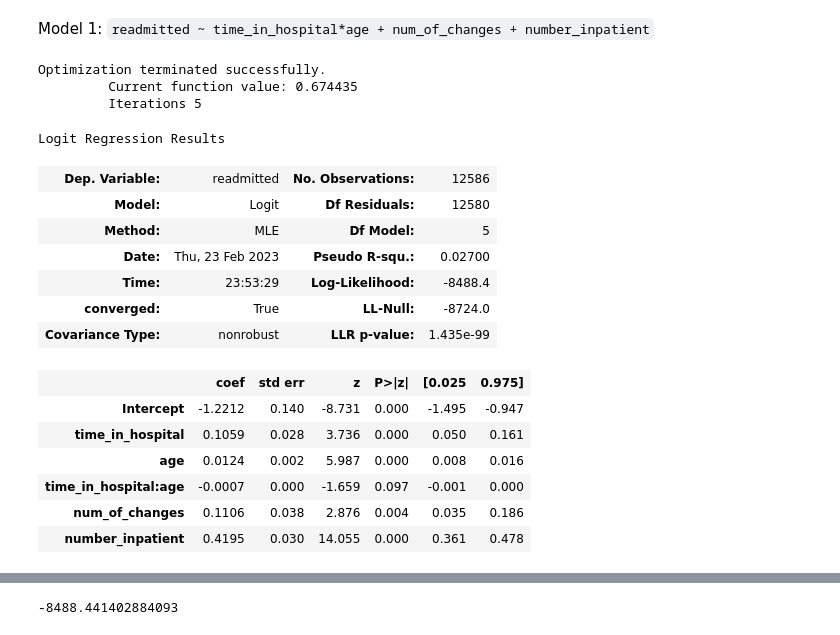
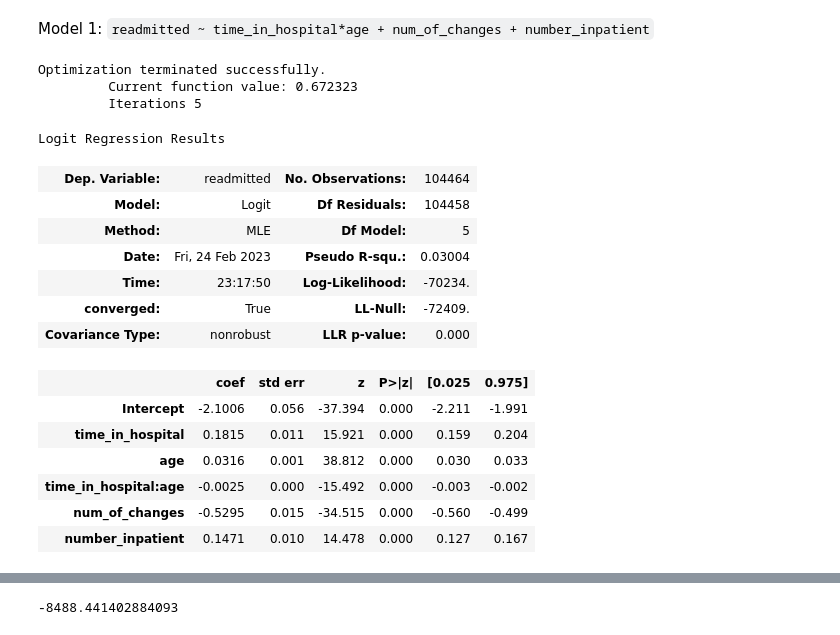
Before and after one commit to AnastasiaKWei/Saturn, a Jupyter notebook: Amy.ipynb, the cells around one changed output, grey strips where cells are left out. Cells and saved outputs as stored; diff of their text form; code cells hidden in the pictures.

```diff
--- a/Amy.ipynb
+++ b/Amy.ipynb
@@ -34,6 +34,7 @@ y_train = train.loc[:, "readmitted"]
 X_train_types = X_train.dtypes.to_frame().rename(columns={0: "type"})
 # get the name of all variables that are objects
 object_vars = list(X_train_types.loc[X_train_types.type == "object", :].index)
+object_vars = object_vars + ["age", "admission_type_id", "discharge_disposition_id", "admission_source_id", "time_in_hospital", "num_of_changes"]
 
 # get the indices of all
 object_var_indices = []
@@ -231,0 +264,11 @@ remove dummy variable with high VIF
+# %%
+diag_values = list(set(list(train1_dummy.diag_1)))
+diag_map = {}
+diag_unmap = {}
+
+for i in range(len(diag_values)):
+    diag_map[diag_values[i]] = i
+    diag_unmap[i] = diag_values[i]
+# %%
+train1_dummy.loc[:, "diag_1_num"] = train1_dummy.loc[:, "diag_1"].map(diag_map)
+train1_dummy.loc[:, "diag_2_num"] = train1_dummy.loc[:, "diag_2"].map(diag_map)
@@ -235,25 +318,25 @@ remove dummy variable with high VIF
 Model 1: `readmitted ~ time_in_hospital*age + num_of_changes + number_inpatient`
 # %%
 
-logit_model = sm.logit(formula = 'readmitted ~ time_in_hospital*age + num_of_changes + number_inpatient', data = train1).fit() #Developing logistic regression model
+logit_model = sm.logit(formula = 'readmitted ~ time_in_hospital*age + num_of_changes + number_inpatient', data = train1_dummy).fit() #Developing logistic regression model
 logit_model.summary()
 # %% [output]
 Optimization terminated successfully.
-         Current function value: 0.674435
+         Current function value: 0.672323
          Iterations 5
 Logit Regression Results
-| Dep. Variable: | readmitted | No. Observations: | 12586 |
-| Model: | Logit | Df Residuals: | 12580 |
+| Dep. Variable: | readmitted | No. Observations: | 104464 |
+| Model: | Logit | Df Residuals: | 104458 |
 | Method: | MLE | Df Model: | 5 |
-| Date: | Thu, 23 Feb 2023 | Pseudo R-squ.: | 0.02700 |
-| Time: | 23:53:29 | Log-Likelihood: | -8488.4 |
-| converged: | True | LL-Null: | -8724.0 |
-| Covariance Type: | nonrobust | LLR p-value: | 1.435e-99 |
+| Date: | Fri, 24 Feb 2023 | Pseudo R-squ.: | 0.03004 |
+| Time: | 23:17:50 | Log-Likelihood: | -70234. |
+| converged: | True | LL-Null: | -72409. |
+| Covariance Type: | nonrobust | LLR p-value: | 0.000 |
 |  | coef | std err | z | P>|z| | [0.025 | 0.975] |
-| Intercept | -1.2212 | 0.140 | -8.731 | 0.000 | -1.495 | -0.947 |
-| time_in_hospital | 0.1059 | 0.028 | 3.736 | 0.000 | 0.050 | 0.161 |
-| age | 0.0124 | 0.002 | 5.987 | 0.000 | 0.008 | 0.016 |
-| time_in_hospital:age | -0.0007 | 0.000 | -1.659 | 0.097 | -0.001 | 0.000 |
-| num_of_changes | 0.1106 | 0.038 | 2.876 | 0.004 | 0.035 | 0.186 |
-| number_inpatient | 0.4195 | 0.030 | 14.055 | 0.000 | 0.361 | 0.478 |
+| Intercept | -2.1006 | 0.056 | -37.394 | 0.000 | -2.211 | -1.991 |
+| time_in_hospital | 0.1815 | 0.011 | 15.921 | 0.000 | 0.159 | 0.204 |
+| age | 0.0316 | 0.001 | 38.812 | 0.000 | 0.030 | 0.033 |
+| time_in_hospital:age | -0.0025 | 0.000 | -15.492 | 0.000 | -0.003 | -0.002 |
+| num_of_changes | -0.5295 | 0.015 | -34.515 | 0.000 | -0.560 | -0.499 |
+| number_inpatient | 0.1471 | 0.010 | 14.478 | 0.000 | 0.127 | 0.167 |
 # %%
```
Also changed, not shown: parts of 17 cells of this notebook.
